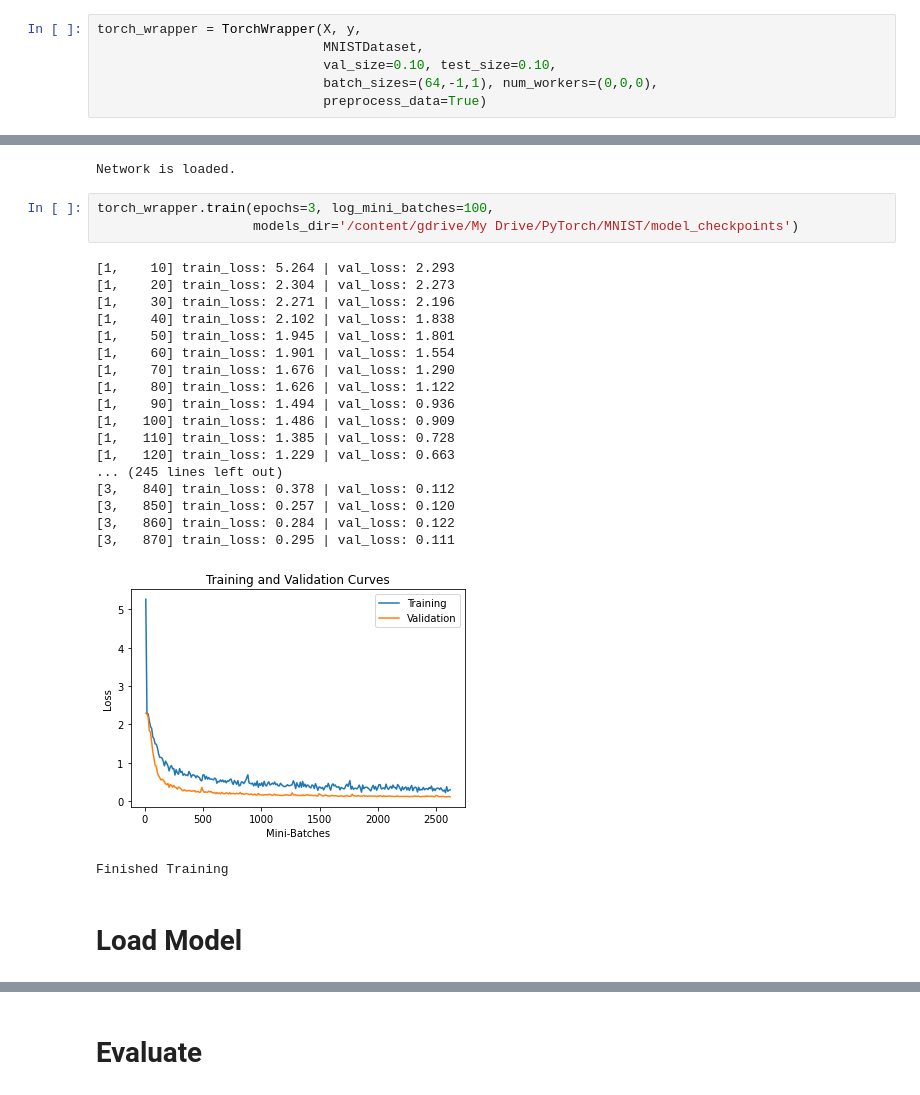
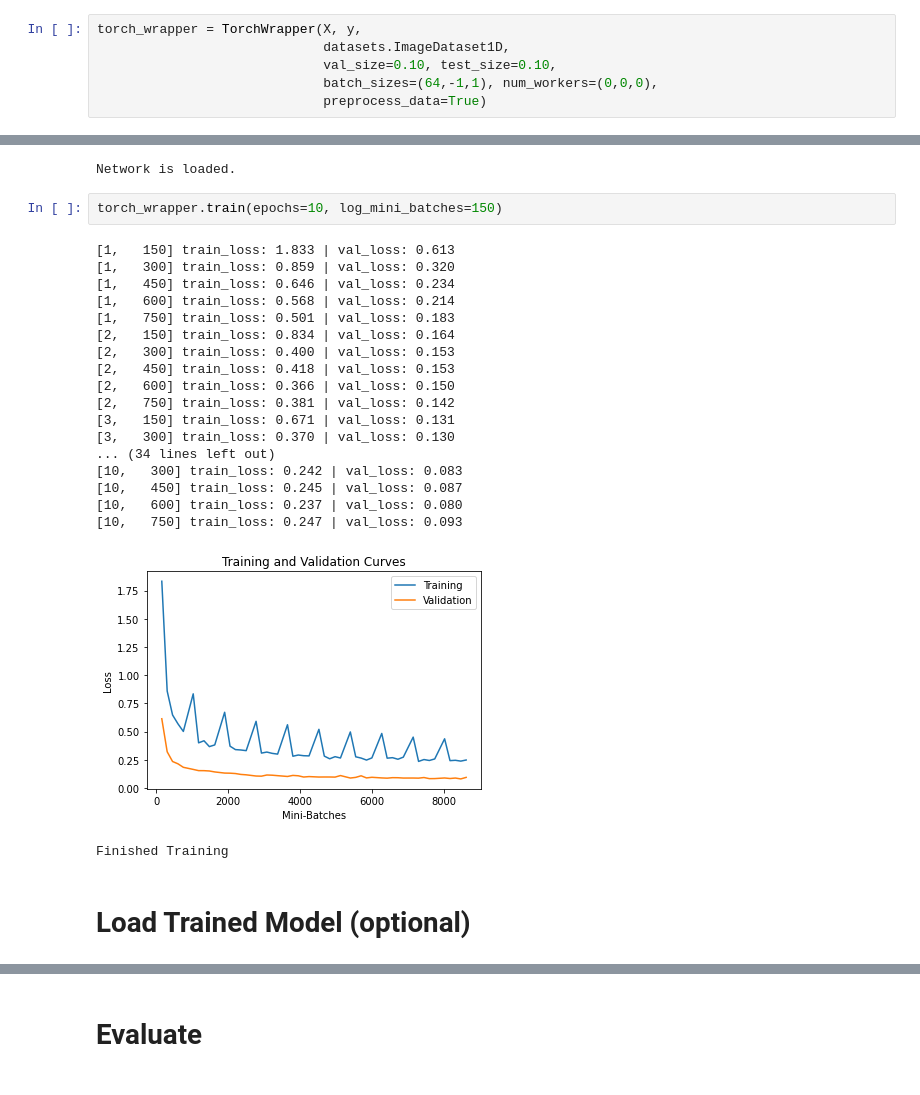
Before and after one commit to dpalbrecht/MiniTorch, a Jupyter notebook: 2020_10_25_MNIST_Classifier.ipynb, the cells around one changed output, grey strips where cells are left out. Drawn from its saved outputs; the diff is of its cells as text.

```diff
--- a/2020_10_25_MNIST_Classifier.ipynb
+++ b/2020_10_25_MNIST_Classifier.ipynb
@@ -93,6 +53,6 @@ class MNISTDataset(Dataset):
 # %%
 torch_wrapper = TorchWrapper(X, y,
-                             MNISTDataset,
+                             datasets.ImageDataset1D,
                              val_size=0.10, test_size=0.10,
                              batch_sizes=(64,-1,1), num_workers=(0,0,0),
                              preprocess_data=True)
@@ -130,30 +92,29 @@ torch_wrapper.load_net(net=Net(), weights='equal',
                        chosen_optimizer_params={'lr':0.01, 'momentum':0.5})
 # %% [output]
 Network is loaded.
-# %%
-torch_wrapper.train(epochs=3, log_mini_batches=100,
-                    models_dir='/content/gdrive/My Drive/PyTorch/MNIST/model_checkpoints')
-# %% [output]
-[1,    10] train_loss: 5.264 | val_loss: 2.293
-[1,    20] train_loss: 2.304 | val_loss: 2.273
-[1,    30] train_loss: 2.271 | val_loss: 2.196
-[1,    40] train_loss: 2.102 | val_loss: 1.838
-[1,    50] train_loss: 1.945 | val_loss: 1.801
-[1,    60] train_loss: 1.901 | val_loss: 1.554
-[1,    70] train_loss: 1.676 | val_loss: 1.290
-[1,    80] train_loss: 1.626 | val_loss: 1.122
-[1,    90] train_loss: 1.494 | val_loss: 0.936
-[1,   100] train_loss: 1.486 | val_loss: 0.909
-[1,   110] train_loss: 1.385 | val_loss: 0.728
-[1,   120] train_loss: 1.229 | val_loss: 0.663
-... (245 lines left out)
-[3,   840] train_loss: 0.378 | val_loss: 0.112
-[3,   850] train_loss: 0.257 | val_loss: 0.120
-[3,   860] train_loss: 0.284 | val_loss: 0.122
-[3,   870] train_loss: 0.295 | val_loss: 0.111
-[figure, removed]
-Finished Training
+# %%
+torch_wrapper.train(epochs=10, log_mini_batches=150)
+# %% [output]
+[1,   150] train_loss: 1.833 | val_loss: 0.613
+[1,   300] train_loss: 0.859 | val_loss: 0.320
+[1,   450] train_loss: 0.646 | val_loss: 0.234
+[1,   600] train_loss: 0.568 | val_loss: 0.214
+[1,   750] train_loss: 0.501 | val_loss: 0.183
+[2,   150] train_loss: 0.834 | val_loss: 0.164
+[2,   300] train_loss: 0.400 | val_loss: 0.153
+[2,   450] train_loss: 0.418 | val_loss: 0.153
+[2,   600] train_loss: 0.366 | val_loss: 0.150
+[2,   750] train_loss: 0.381 | val_loss: 0.142
+[3,   150] train_loss: 0.671 | val_loss: 0.131
+[3,   300] train_loss: 0.370 | val_loss: 0.130
+... (34 lines left out)
+[10,   300] train_loss: 0.242 | val_loss: 0.083
+[10,   450] train_loss: 0.245 | val_loss: 0.087
+[10,   600] train_loss: 0.237 | val_loss: 0.080
+[10,   750] train_loss: 0.247 | val_loss: 0.093
+[figure, added]
+Finished Training
 # %% [markdown]
-# Load Model
+# Load Trained Model (optional)
 # %%
 torch_wrapper = TorchWrapper(X, y,
```
Also changed, not shown: parts of 7 cells of this notebook, 4 other files.
